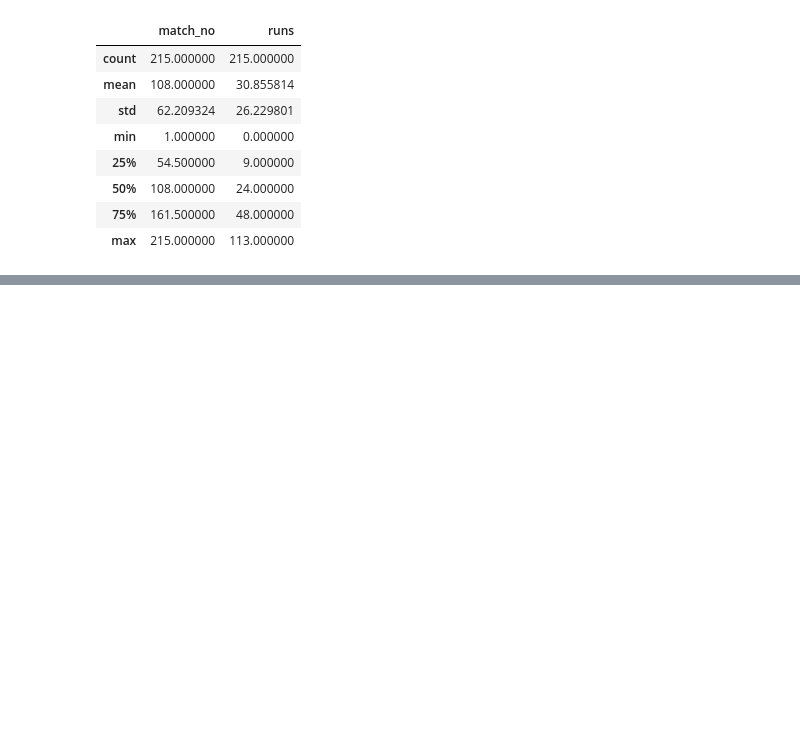
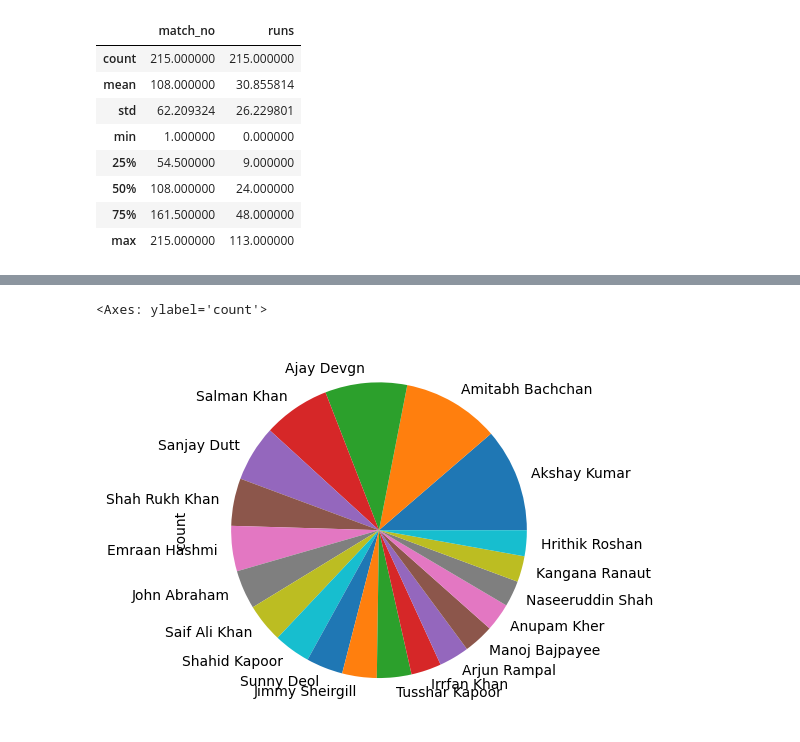
Before and after one commit to JayTheCoder77/DataAnalysisLibraries, a Jupyter notebook: pandas/session16part2campusx.ipynb, the cells around one changed output, grey strips where cells are left out. Cells and saved outputs as stored; diff of their text form; code cells hidden in the pictures; blank space fills up the shorter version.

```diff
--- a/pandas/session16part2campusx.ipynb
+++ b/pandas/session16part2campusx.ipynb
@@ -75,0 +356,3 @@ vk.describe()
+# %%
+movies = pd.read_csv('bollywood.csv',index_col='movie').squeeze()
+movies
@@ -75,0 +394,6 @@ vk.describe()
+# %%
+# movies.value_counts().head(20).plot(kind='bar')
+movies.value_counts().head(20).plot(kind='pie')
+# %% [output]
+<Axes: ylabel='count'>
+[figure, added]
```
Also changed, not shown: parts of 36 cells of this notebook, 7 other files.
